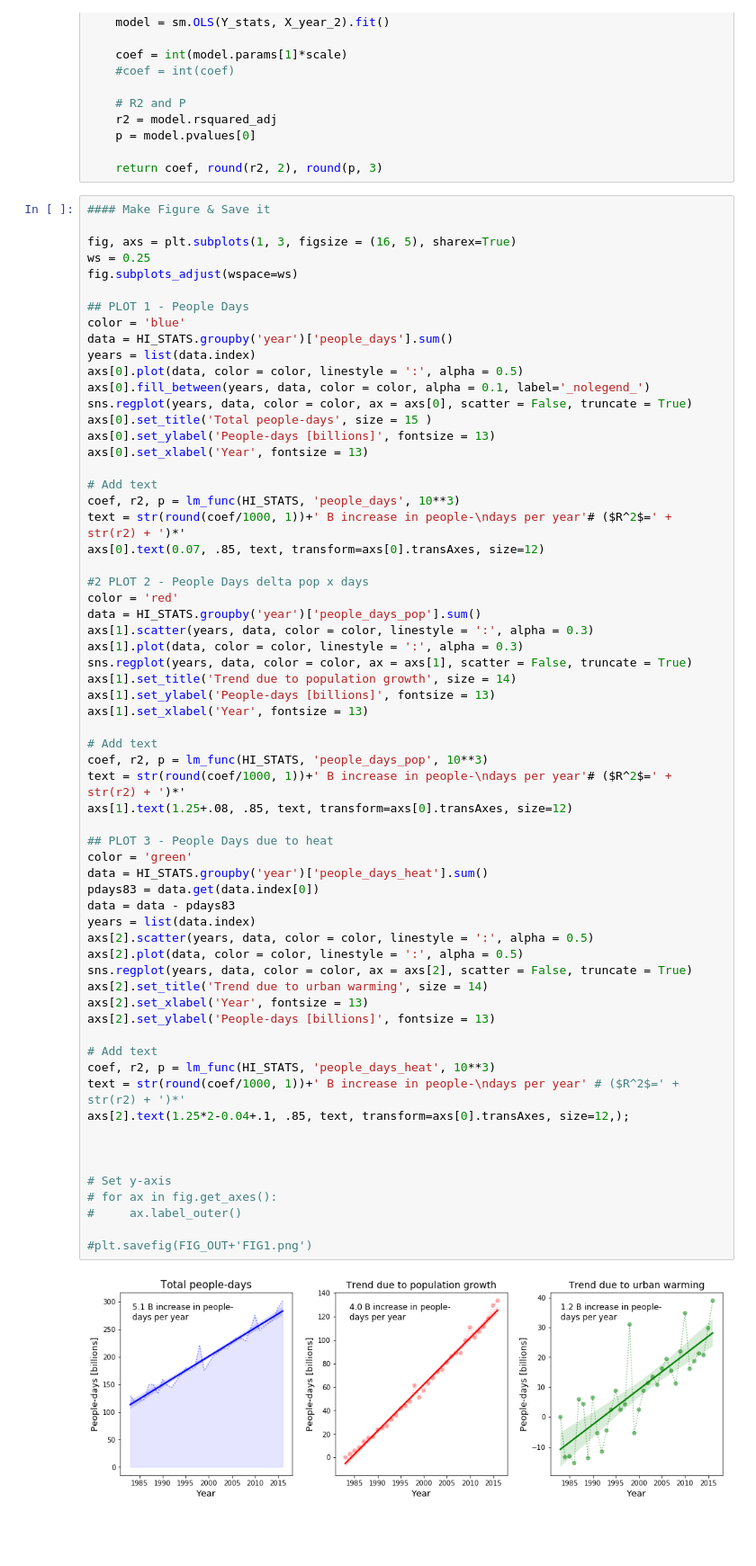
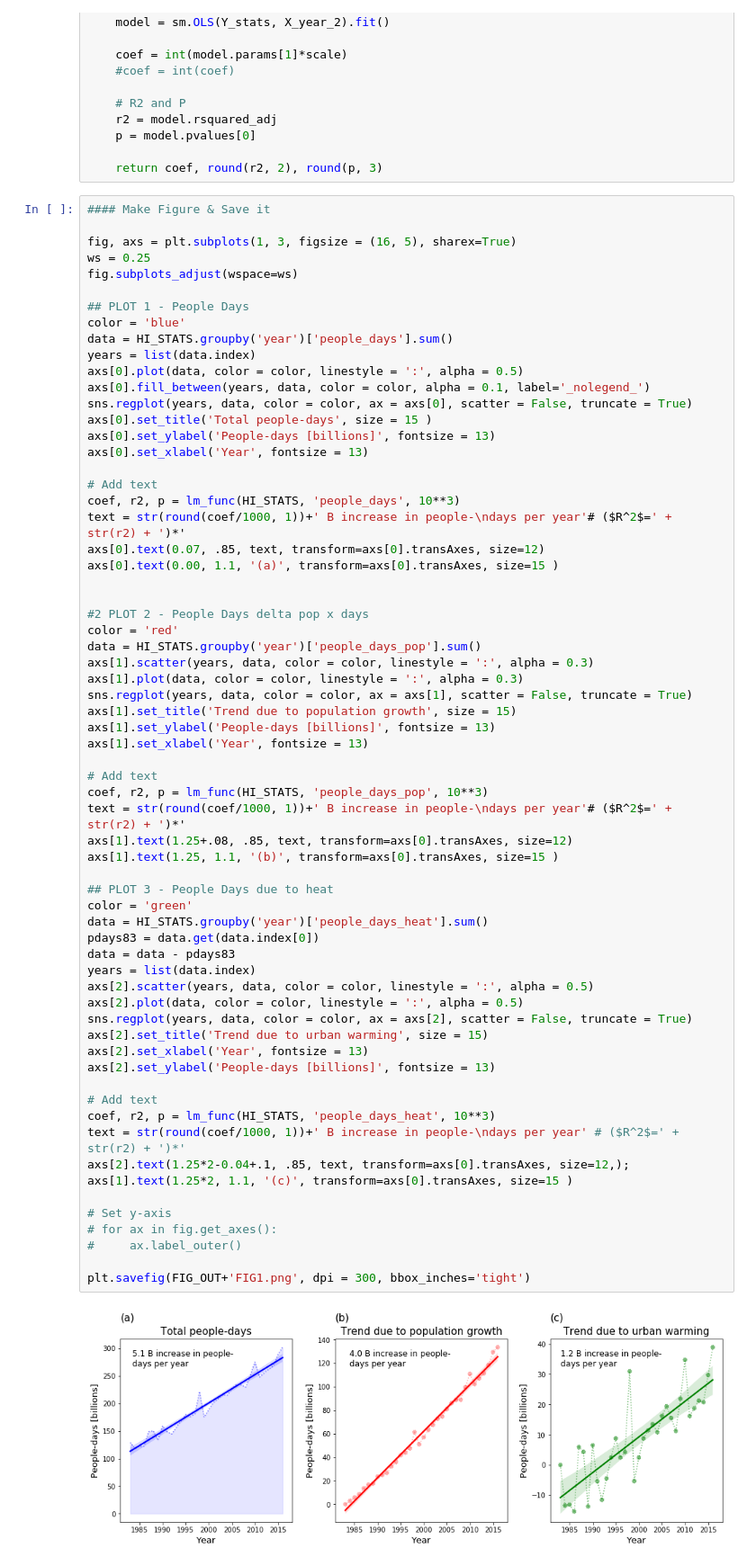
Before and after one commit to ecohydro/GlobalUrbanHeat, a Jupyter notebook: Notebooks/cpt_Fig1_Final.ipynb, the cells around one changed output. Shown: that part at 90% size. Cells and saved outputs as stored; diff of their text form; blank space fills up the shorter version.

Commit message:
figures are looking niiiiice

```diff
--- a/Notebooks/cpt_Fig1_Final.ipynb
+++ b/Notebooks/cpt_Fig1_Final.ipynb
@@ -92,6 +92,8 @@ axs[0].set_xlabel('Year', fontsize = 13)
 coef, r2, p = lm_func(HI_STATS, 'people_days', 10**3)
 text = str(round(coef/1000, 1))+' B increase in people-\ndays per year'# ($R^2$=' + str(r2) + ')*'
 axs[0].text(0.07, .85, text, transform=axs[0].transAxes, size=12)
+axs[0].text(0.00, 1.1, '(a)', transform=axs[0].transAxes, size=15 )
+
 
 #2 PLOT 2 - People Days delta pop x days
 color = 'red'
@@ -99,39 +101,39 @@ data = HI_STATS.groupby('year')['people_days_pop'].sum()
 axs[1].scatter(years, data, color = color, linestyle = ':', alpha = 0.3)
 axs[1].plot(data, color = color, linestyle = ':', alpha = 0.3)
 sns.regplot(years, data, color = color, ax = axs[1], scatter = False, truncate = True)
-axs[1].set_title('Trend due to population growth', size = 14)
+axs[1].set_title('Trend due to population growth', size = 15)
 axs[1].set_ylabel('People-days [billions]', fontsize = 13)
 axs[1].set_xlabel('Year', fontsize = 13)
 
 # Add text
 coef, r2, p = lm_func(HI_STATS, 'people_days_pop', 10**3)
 text = str(round(coef/1000, 1))+' B increase in people-\ndays per year'# ($R^2$=' + str(r2) + ')*'
 axs[1].text(1.25+.08, .85, text, transform=axs[0].transAxes, size=12)
+axs[1].text(1.25, 1.1, '(b)', transform=axs[0].transAxes, size=15 )
 
 ## PLOT 3 - People Days due to heat
 color = 'green'
 data = HI_STATS.groupby('year')['people_days_heat'].sum()
 pdays83 = data.get(data.index[0])
 data = data - pdays83
 years = list(data.index)
 axs[2].scatter(years, data, color = color, linestyle = ':', alpha = 0.5)
 axs[2].plot(data, color = color, linestyle = ':', alpha = 0.5)
 sns.regplot(years, data, color = color, ax = axs[2], scatter = False, truncate = True)
-axs[2].set_title('Trend due to urban warming', size = 14)
+axs[2].set_title('Trend due to urban warming', size = 15)
 axs[2].set_xlabel('Year', fontsize = 13)
 axs[2].set_ylabel('People-days [billions]', fontsize = 13)
 
 # Add text
 coef, r2, p = lm_func(HI_STATS, 'people_days_heat', 10**3)
 text = str(round(coef/1000, 1))+' B increase in people-\ndays per year' # ($R^2$=' + str(r2) + ')*'
 axs[2].text(1.25*2-0.04+.1, .85, text, transform=axs[0].transAxes, size=12,);
-
-
+axs[1].text(1.25*2, 1.1, '(c)', transform=axs[0].transAxes, size=15 )
 
 # Set y-axis
 # for ax in fig.get_axes():
 #     ax.label_outer()
 
-#plt.savefig(FIG_OUT+'FIG1.png')
+plt.savefig(FIG_OUT+'FIG1.png', dpi = 300, bbox_inches='tight')
 # %% [output]
-[figure, old version]
+[figure, new version]
```
Also changed, not shown: parts of 1 cell of this notebook, 4 other files.
